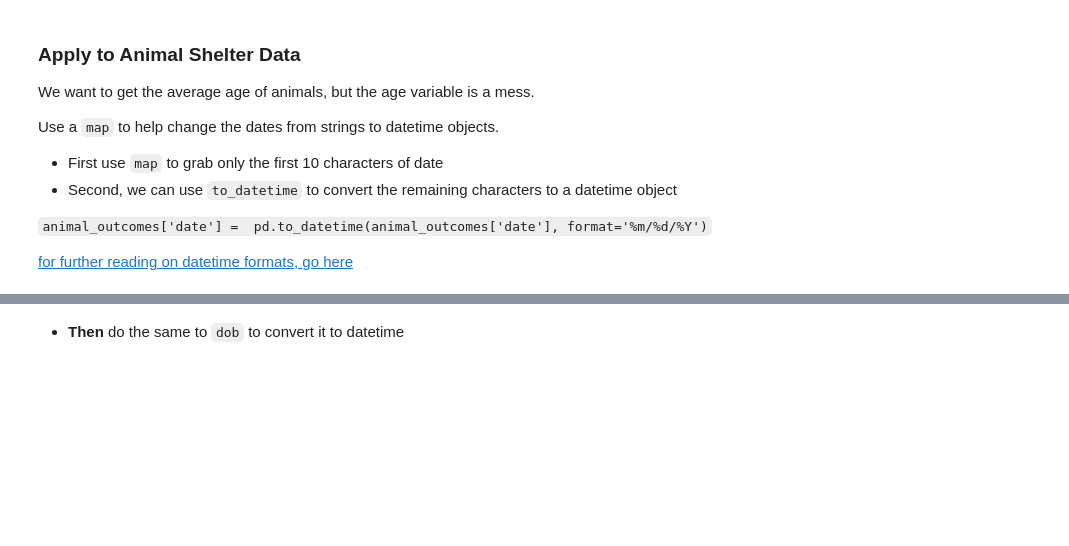
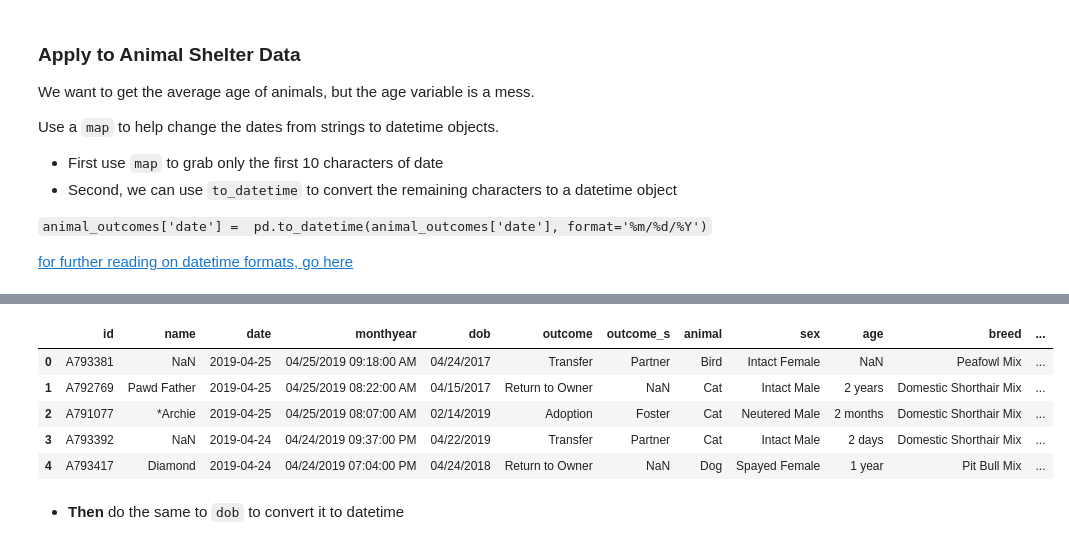
Before and after one commit to lindseyberlin/houston-ds-042219-manipulating-data-with-pandas, a Jupyter notebook: manipulating_data_with_pandas.ipynb, the cells around one changed output, grey strips where cells are left out. Cells and saved outputs as stored; diff of their text form; code cells hidden in the pictures; blank space fills up the shorter version.

```diff
--- a/manipulating_data_with_pandas.ipynb
+++ b/manipulating_data_with_pandas.ipynb
@@ -145,2 +358,13 @@ Use a `map` to help change the dates from strings to datetime objects.
+# %%
+animal_outcomes['date'] =  pd.to_datetime(animal_outcomes['date'], format='%m/%d/%Y')
+# %%
+animal_outcomes.head()
+# %% [output]
+|  | id | name | date | monthyear | dob | outcome | outcome_s | animal | sex | age | breed | ... |
+| 0 | A793381 | NaN | 2019-04-25 | 04/25/2019 09:18:00 AM | 04/24/2017 | Transfer | Partner | Bird | Intact Female | NaN | Peafowl Mix | ... |
+| 1 | A792769 | Pawd Father | 2019-04-25 | 04/25/2019 08:22:00 AM | 04/15/2017 | Return to Owner | NaN | Cat | Intact Male | 2 years | Domestic Shorthair Mix | ... |
+| 2 | A791077 | *Archie | 2019-04-25 | 04/25/2019 08:07:00 AM | 02/14/2019 | Adoption | Foster | Cat | Neutered Male | 2 months | Domestic Shorthair Mix | ... |
+| 3 | A793392 | NaN | 2019-04-24 | 04/24/2019 09:37:00 PM | 04/22/2019 | Transfer | Partner | Cat | Intact Male | 2 days | Domestic Shorthair Mix | ... |
+| 4 | A793417 | Diamond | 2019-04-24 | 04/24/2019 07:04:00 PM | 04/24/2018 | Return to Owner | NaN | Dog | Spayed Female | 1 year | Pit Bull Mix | ... |
 # %% [markdown]
 - **Then** do the same to `dob` to convert it to datetime
```
Also changed, not shown: parts of 39 cells of this notebook.
